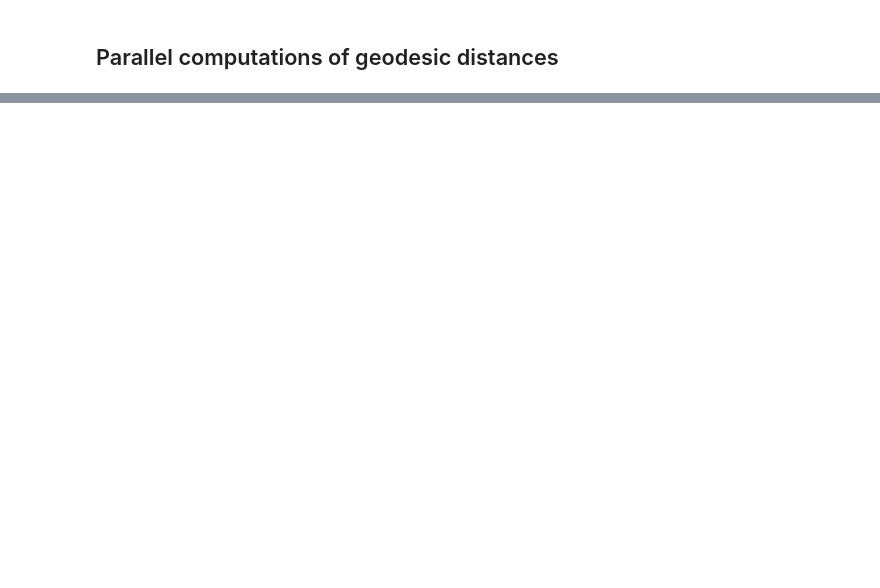
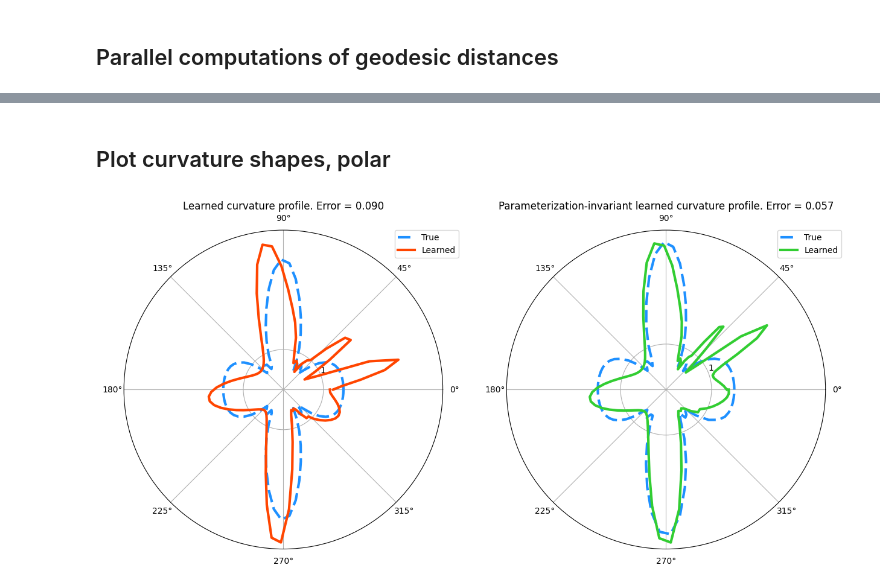
Before and after one commit to geometric-intelligence/neurometry, a Jupyter notebook: neuralgeom/notebooks/12_reparameterization_invariant_circle.ipynb, the cells around one changed output, grey strips where cells are left out. Drawn from its saved outputs; the diff is of its cells as text; code cells hidden in the pictures; blank space fills up the shorter version.

```diff
--- a/neuralgeom/notebooks/12_reparameterization_invariant_circle.ipynb
+++ b/neuralgeom/notebooks/12_reparameterization_invariant_circle.ipynb
@@ -245,0 +332,74 @@ ax2.legend()
+# %% [markdown]
+## Plot curvature shapes, polar
+# %%
+error_no_geodesic = evaluate._compute_curvature_error_s1(
+    z_grid_true, curv_norms_learned, curv_norms_true
+)
+error_geodesic = evaluate._compute_curvature_error_s1(
+    rescaled_cumul_geodesic_dists_learned,
+    aligned_curv_norms_learned,
+    curv_norms_true_interp,
+)
+
+
+fig_polar = plt.figure(figsize=(15, 15))
+ax_polar_no_geodesic = fig_polar.add_subplot(121, projection="polar")
+ax_polar_no_geodesic.plot(
+    z_grid_true,
+    0.5 + curv_norms_true,
+    label="True",
+    dashes=[5, 2],
+    linewidth=3,
+    color="dodgerblue",
+)
+ax_polar_no_geodesic.plot(
+    z_grid_learned,
+    0.5 + curv_norms_learned,
+    label="Learned",
+    linewidth=3,
+    color="orangered",
+)
+ax_polar_no_geodesic.set_title(
+    "Learned curvature profile. Error = " + "{:.3f}".format(error_no_geodesic)
+)
+ax_polar_no_geodesic.set_rticks([1])
+ax_polar_no_geodesic.legend(
+    bbox_to_anchor=(1.05, 1), loc="upper right", borderaxespad=0
+)
+
+
+ax_polar_geodesic = fig_polar.add_subplot(122, projection="polar")
+ax_polar_geodesic.plot(
+    rescaled_cumul_geodesic_dists_learned,
+    0.5 + curv_norms_true_interp,
+    label="True",
+    dashes=[5, 2],
+    linewidth=3,
+    color="dodgerblue",
+)
+ax_polar_geodesic.plot(
+    rescaled_cumul_geodesic_dists_learned,
+    0.5 + aligned_curv_norms_learned,
+    label="Learned",
+    linewidth=3,
+    color="limegreen",
+)
+ax_polar_geodesic.set_title(
+    "Parameterization-invariant learned curvature profile. Error = "
+    + "{:.3f}".format(error_geodesic)
+)
+ax_polar_geodesic.set_rticks([1])
+ax_polar_geodesic.legend(bbox_to_anchor=(1.05, 1), loc="upper right", borderaxespad=0)
+
+plt.savefig(
+    os.path.join(
+        CURVATURE_SHAPES_DIR, f"param_inv_s1_run_id_{run_id}_profile_polar.png"
+    )
+)
+plt.savefig(
+    os.path.join(
+        CURVATURE_SHAPES_DIR, f"param_inv_s1_run_id_{run_id}_profile_polar.svg"
+    )
+)
+# %% [output]
+[figure, added]
```
Also changed, not shown: parts of 22 cells of this notebook, 1 other file.
